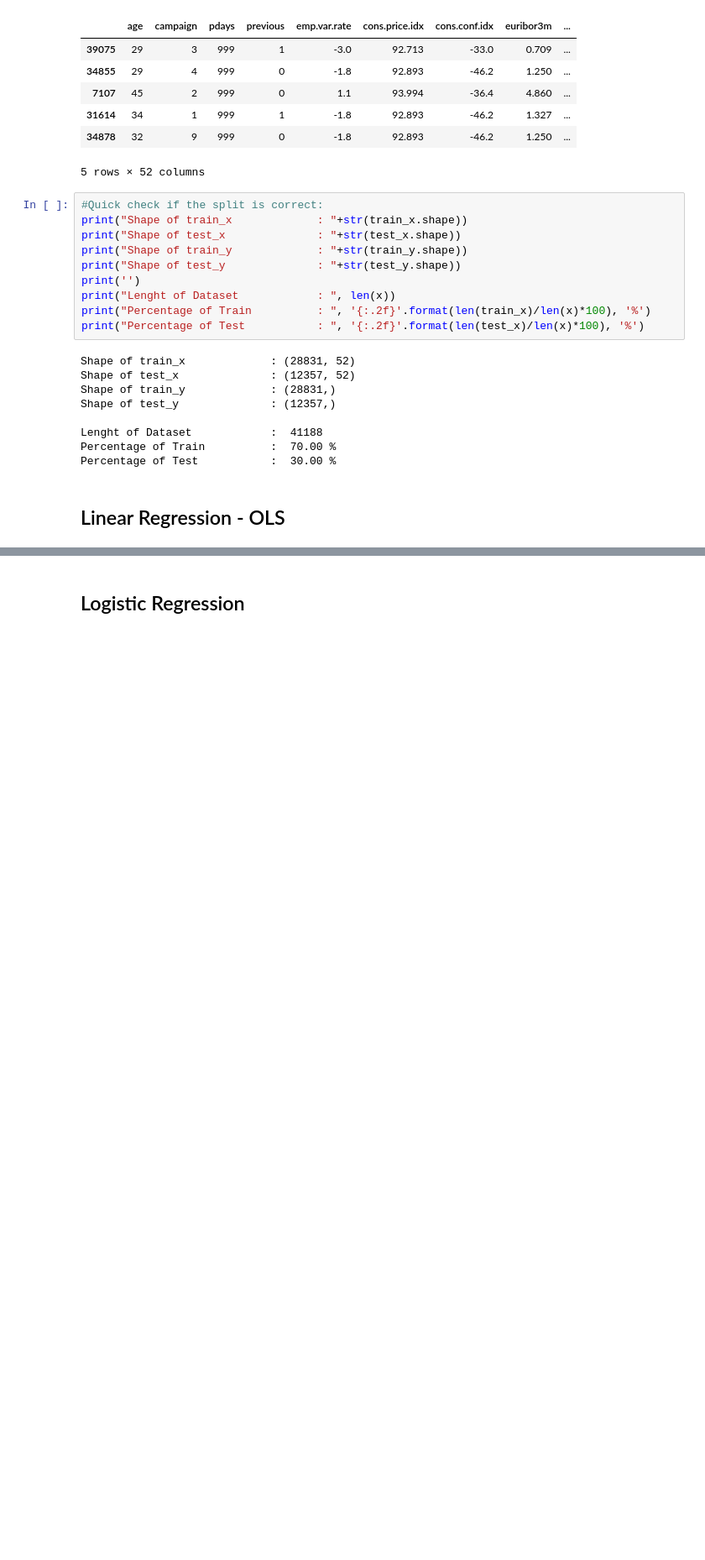
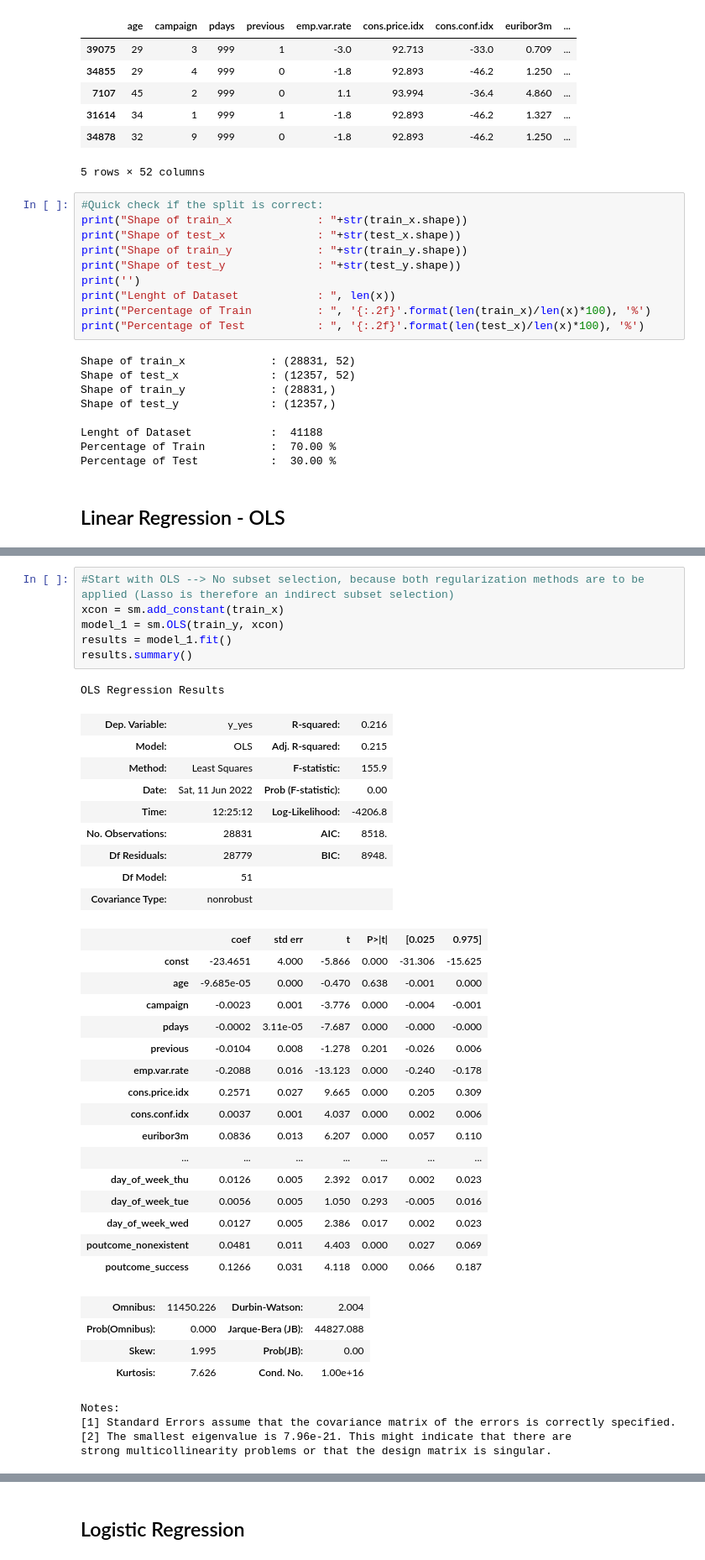
Before and after one commit to Liomat97/AQM-UCI-Machine-Learning, a Jupyter notebook: AQM Test.ipynb, the cells around one changed output, grey strips where cells are left out. Shown at 84% size. Saved outputs shown, nothing was run; the diff lists cells and outputs as text; blank space fills up the shorter version.

Commit message:
Ergänzung Logit / Lasso & Ridge + Comments

```diff
--- a/AQM Test.ipynb
+++ b/AQM Test.ipynb
@@ -304,3 +265,44 @@ strong multicollinearity problems or that the design matrix is singular.
+# %%
+#Start with OLS --> No subset selection, because both regularization methods are to be applied (Lasso is therefore an indirect subset selection)
+xcon = sm.add_constant(train_x)
+model_1 = sm.OLS(train_y, xcon)
+results = model_1.fit()
+results.summary()
+# %% [output]
+OLS Regression Results
+| Dep. Variable: | y_yes | R-squared: | 0.216 |
+| Model: | OLS | Adj. R-squared: | 0.215 |
+| Method: | Least Squares | F-statistic: | 155.9 |
+| Date: | Sat, 11 Jun 2022 | Prob (F-statistic): | 0.00 |
+| Time: | 12:25:12 | Log-Likelihood: | -4206.8 |
+| No. Observations: | 28831 | AIC: | 8518. |
+| Df Residuals: | 28779 | BIC: | 8948. |
+| Df Model: | 51 |  |  |
+| Covariance Type: | nonrobust |  |  |
+|  | coef | std err | t | P>|t| | [0.025 | 0.975] |
+| const | -23.4651 | 4.000 | -5.866 | 0.000 | -31.306 | -15.625 |
+| age | -9.685e-05 | 0.000 | -0.470 | 0.638 | -0.001 | 0.000 |
+| campaign | -0.0023 | 0.001 | -3.776 | 0.000 | -0.004 | -0.001 |
+| pdays | -0.0002 | 3.11e-05 | -7.687 | 0.000 | -0.000 | -0.000 |
+| previous | -0.0104 | 0.008 | -1.278 | 0.201 | -0.026 | 0.006 |
+| emp.var.rate | -0.2088 | 0.016 | -13.123 | 0.000 | -0.240 | -0.178 |
+| cons.price.idx | 0.2571 | 0.027 | 9.665 | 0.000 | 0.205 | 0.309 |
+| cons.conf.idx | 0.0037 | 0.001 | 4.037 | 0.000 | 0.002 | 0.006 |
+| euribor3m | 0.0836 | 0.013 | 6.207 | 0.000 | 0.057 | 0.110 |
+| ... | ... | ... | ... | ... | ... | ... |
+| day_of_week_thu | 0.0126 | 0.005 | 2.392 | 0.017 | 0.002 | 0.023 |
+| day_of_week_tue | 0.0056 | 0.005 | 1.050 | 0.293 | -0.005 | 0.016 |
+| day_of_week_wed | 0.0127 | 0.005 | 2.386 | 0.017 | 0.002 | 0.023 |
+| poutcome_nonexistent | 0.0481 | 0.011 | 4.403 | 0.000 | 0.027 | 0.069 |
+| poutcome_success | 0.1266 | 0.031 | 4.118 | 0.000 | 0.066 | 0.187 |
+| Omnibus: | 11450.226 | Durbin-Watson: | 2.004 |
+| Prob(Omnibus): | 0.000 | Jarque-Bera (JB): | 44827.088 |
+| Skew: | 1.995 | Prob(JB): | 0.00 |
+| Kurtosis: | 7.626 | Cond. No. | 1.00e+16 |
+Notes:
+[1] Standard Errors assume that the covariance matrix of the errors is correctly specified.
+[2] The smallest eigenvalue is 7.96e-21. This might indicate that there are
+strong multicollinearity problems or that the design matrix is singular.
 # %%
 # To double check the OLS Regression we also implemented the LinearRegression from Sklearn
 # https://scikit-learn.org/stable/modules/generated/sklearn.linear_model.LinearRegression.html
```
Also changed, not shown: parts of 8 cells of this notebook.
